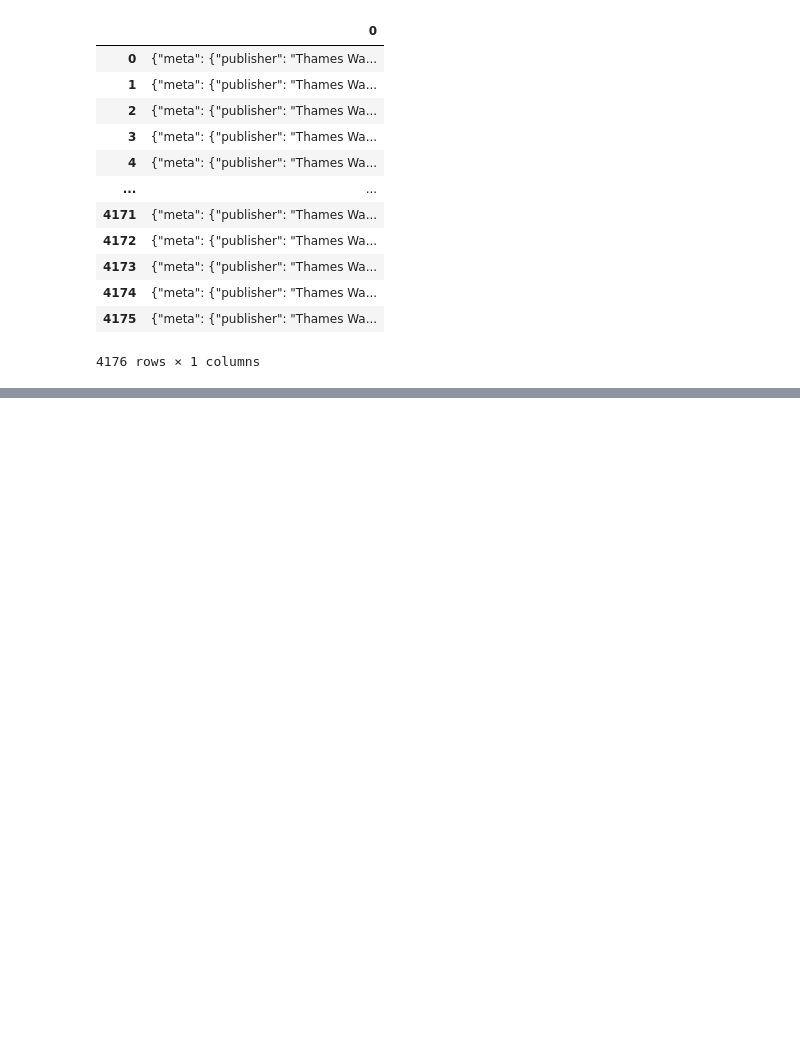
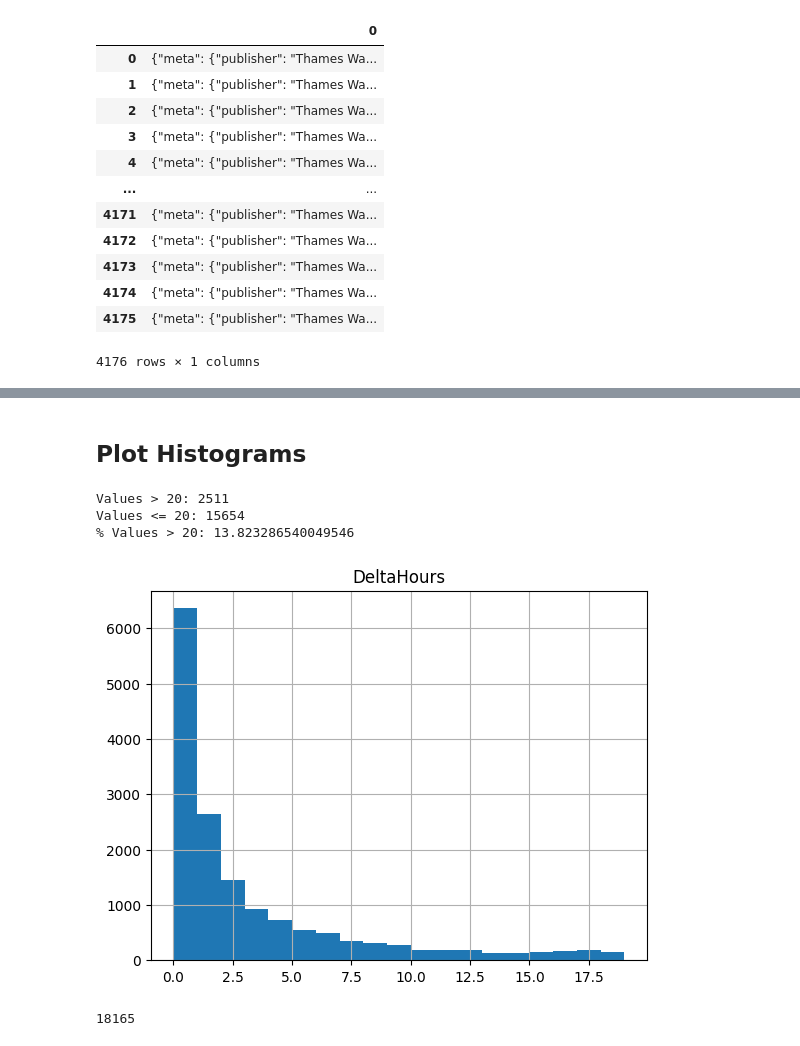
Before and after one commit to MassimilianoArca/Thames-Ecoli, a Jupyter notebook: thames/data_preprocessing/cso_rain_dataset.ipynb, the cells around one changed output, grey strips where cells are left out. Saved outputs shown, nothing was run; the diff lists cells and outputs as text; code cells hidden in the pictures; blank space fills up the shorter version.

```diff
--- a/thames/data_preprocessing/cso_rain_dataset.ipynb
+++ b/thames/data_preprocessing/cso_rain_dataset.ipynb
@@ -486,0 +544,3 @@ prova_final
+# %%
+final_cso_df = pd.read_excel(os.path.join(dir_store_path, "final_cso_dataset.xlsx"))
+final_group_cso_df = pd.read_excel(os.path.join(dir_store_path, "group_final_cso_dataset.xlsx"))
@@ -486,0 +558,21 @@ prova_final
+# %% [markdown]
+## Plot Histograms
+# %%
+count = (final_cso_df['DeltaHours'] > 20).sum()
+
+filtered_df = final_cso_df[(final_cso_df['DeltaHours'] >= 0) & (final_cso_df['DeltaHours'] <= 20)]
+filtered_df.hist(column='DeltaHours', bins=np.arange(0, 20, 1))
+
+print(f'Values > 20: {count}')
+print(f'Values <= 20: {filtered_df.shape[0]}')
+
+print(f'% Values > 20: {100 * count / final_cso_df.shape[0]}')
+# %% [output]
+Values > 20: 2511
+Values <= 20: 15654
+% Values > 20: 13.823286540049546
+[figure, added]
+# %%
+final_cso_df.shape[0]
+# %% [output]
+18165
```
Also changed, not shown: parts of 47 cells of this notebook, 2 other files.
